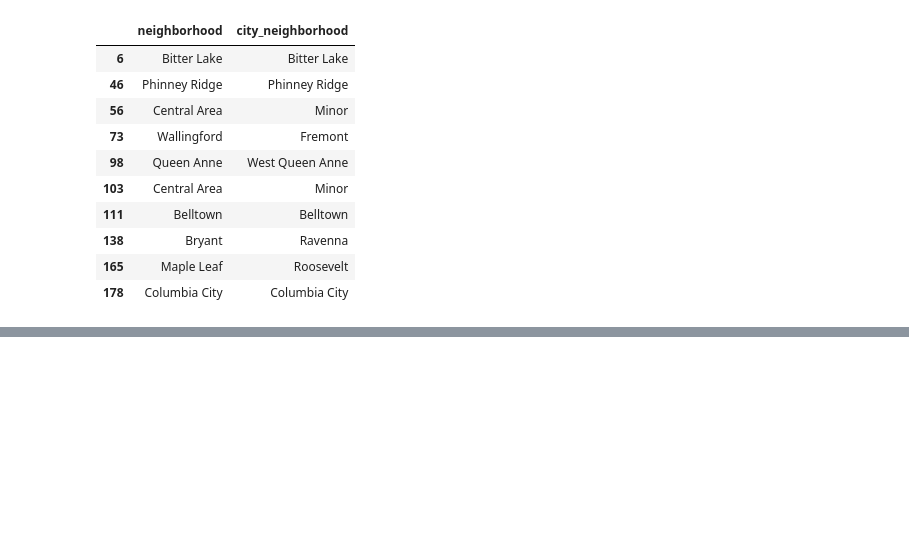
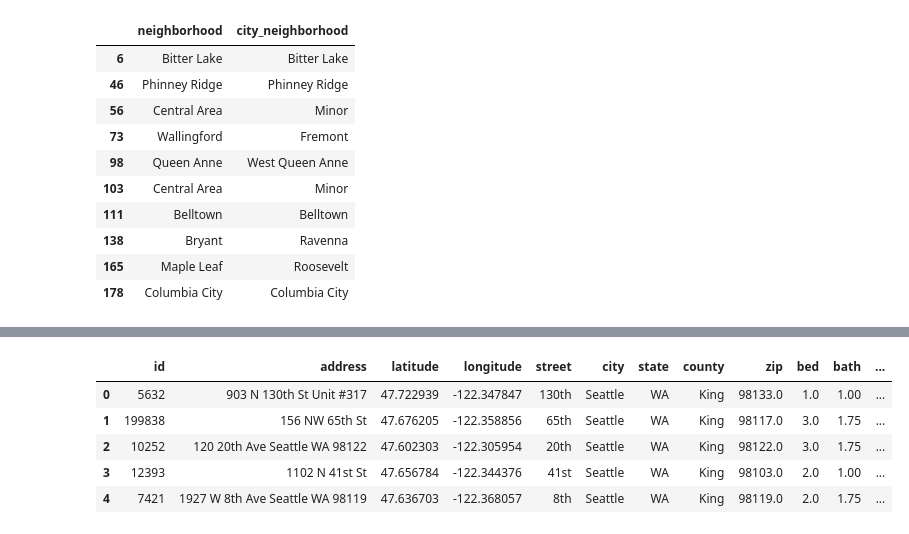
Before and after one commit to BanuSelinTosun/WOTS, a Jupyter notebook: notebooks/neighborhood_boundary.ipynb, the cells around one changed output, grey strips where cells are left out. Drawn from its saved outputs; the diff is of its cells as text; code cells hidden in the pictures; blank space fills up the shorter version.

```diff
--- a/notebooks/neighborhood_boundary.ipynb
+++ b/notebooks/neighborhood_boundary.ipynb
@@ -168,0 +171,2 @@ df[df['city_neighborhood']!='Unknown'][['neighborhood','city_neighborhood']].hea
+# %%
+df=df[df['city_neighborhood']!='Unknown']
@@ -423,0 +769,8 @@ in_city_not_street
+# %%
+df.drop(['Unnamed: 0'], axis=1, inplace=True)
+# %%
+# add street_neighborhood column based on city_neighborhood list
+df['street_neighborhood']=df['city_neighborhood'].apply(lambda x : city_street_dict[x])
+# %%
+# Reset the index
+df.reset_index(drop=True,inplace=True)
@@ -423,0 +779,9 @@ in_city_not_street
+# %%
+df.head(5)
+# %% [output]
+|  | id | address | latitude | longitude | street | city | state | county | zip | bed | bath | ... |
+| 0 | 5632 | 903 N 130th St Unit #317 | 47.722939 | -122.347847 | 130th | Seattle | WA | King | 98133.0 | 1.0 | 1.00 | ... |
+| 1 | 199838 | 156 NW 65th St | 47.676205 | -122.358856 | 65th | Seattle | WA | King | 98117.0 | 3.0 | 1.75 | ... |
+| 2 | 10252 | 120 20th Ave Seattle WA 98122 | 47.602303 | -122.305954 | 20th | Seattle | WA | King | 98122.0 | 3.0 | 1.75 | ... |
+| 3 | 12393 | 1102 N 41st St | 47.656784 | -122.344376 | 41st | Seattle | WA | King | 98103.0 | 2.0 | 1.00 | ... |
+| 4 | 7421 | 1927 W 8th Ave Seattle WA 98119 | 47.636703 | -122.368057 | 8th | Seattle | WA | King | 98119.0 | 2.0 | 1.75 | ... |
```
Also changed, not shown: parts of 68 cells of this notebook.
